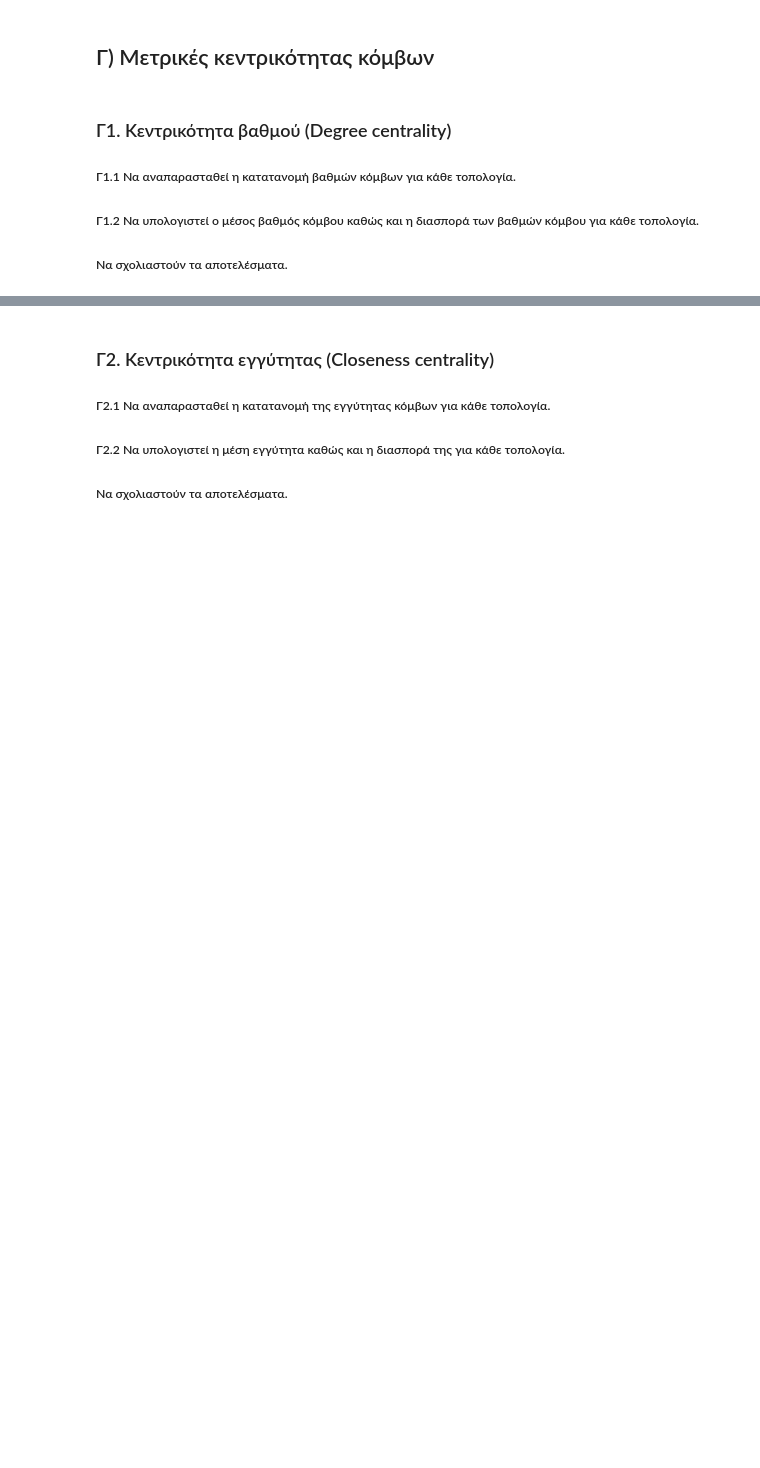
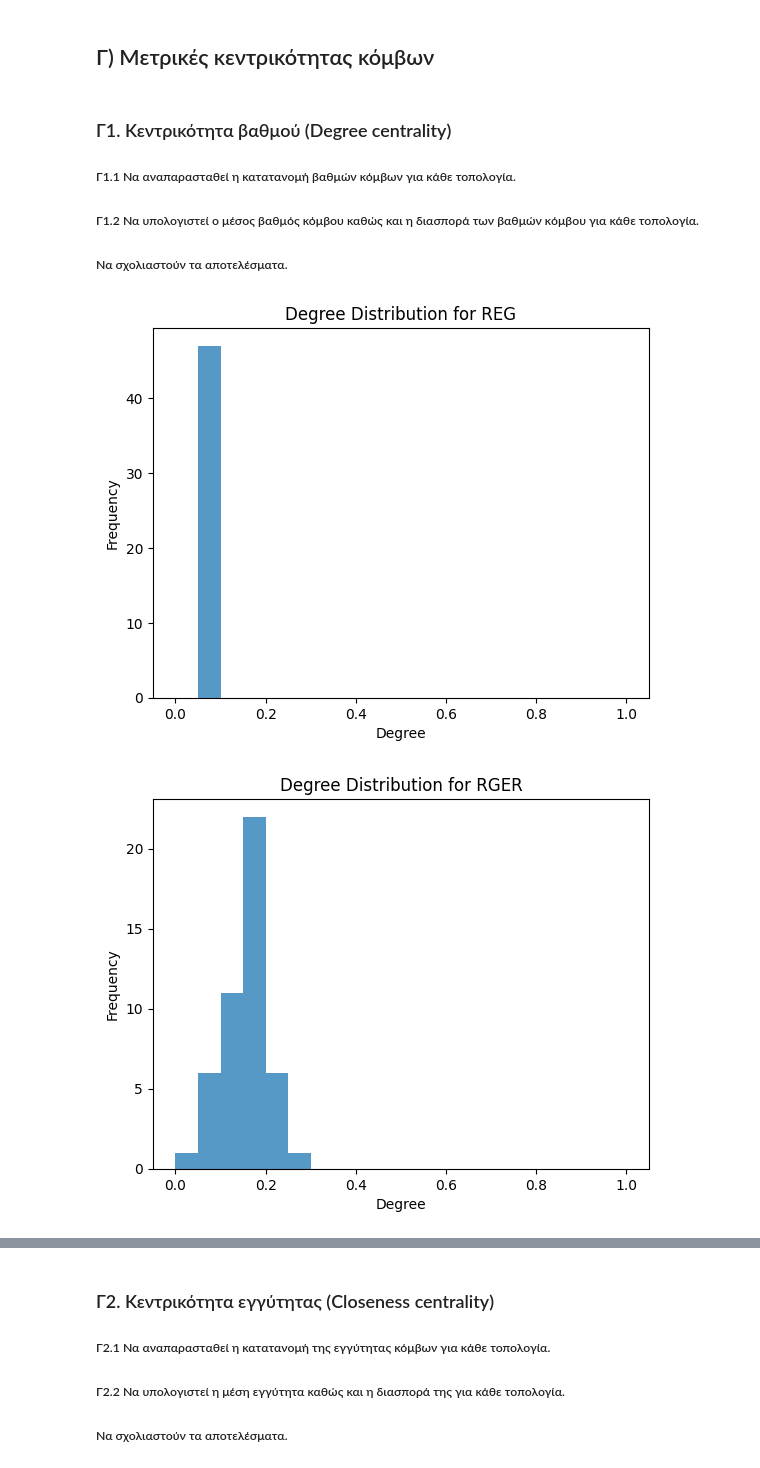
Before and after one commit to ntua-el20827/NTUA_Social_Networks_Analysis, a Jupyter notebook: lab01/lab1_student_version_2024.ipynb, the cells around one changed output, grey strips where cells are left out. Drawn from its saved outputs; the diff is of its cells as text; code cells hidden in the pictures; blank space fills up the shorter version.

```diff
--- a/lab01/lab1_student_version_2024.ipynb
+++ b/lab01/lab1_student_version_2024.ipynb
@@ -549,4 +549,19 @@ SW - Periphery: [21, 45]
 ##### Να σχολιαστούν τα αποτελέσματα.
 # %%
 def find_degree(G):
-    pass
+    return dict(nx.degree_centrality(G))
+# %%
+#Γ.1.1
+for graph, graph_name in zip(graphs, graph_names):
+    degrees = find_degree(graph)
+    plt.hist(list(degrees.values()), bins=40, alpha=0.75, range=(0, 1))
+    #bins: the number of bins used in the histogram
+    #range: the lower and upper range
+    #alpha: the transparency of the bars
+    plt.title(f'Degree Distribution for {graph_name}')
+    plt.xlabel('Degree')
+    plt.ylabel('Frequency')
+    plt.show()
+# %% [output]
+[figure, added]
+[figure, added]
```
Also changed, not shown: parts of 18 cells of this notebook.
